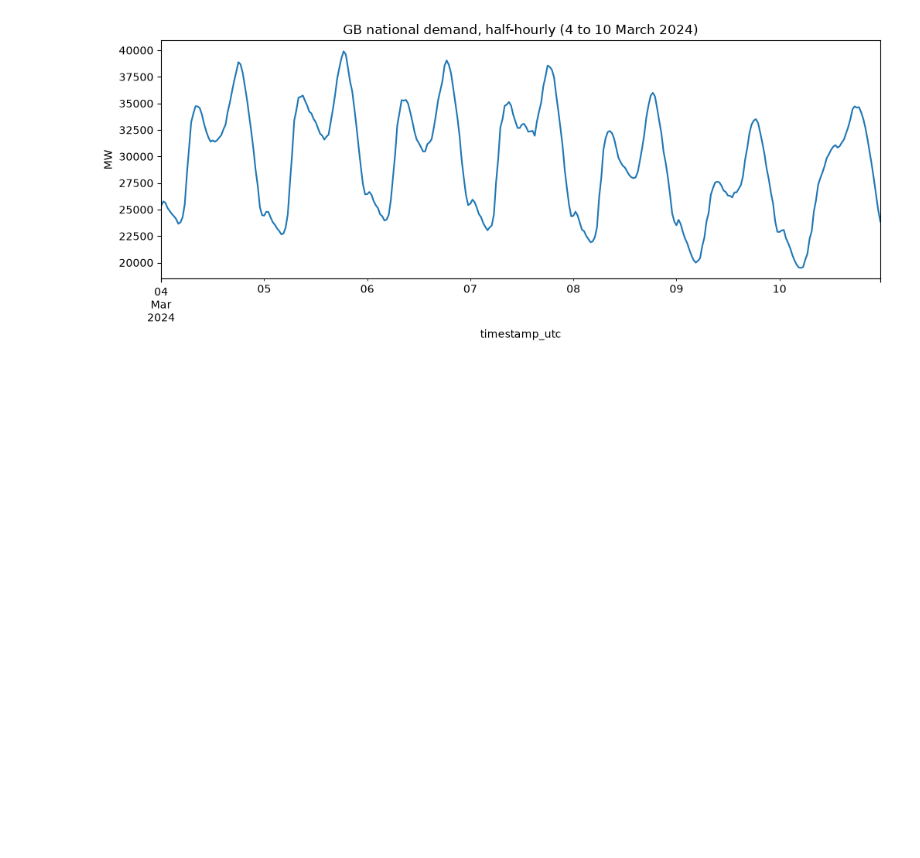
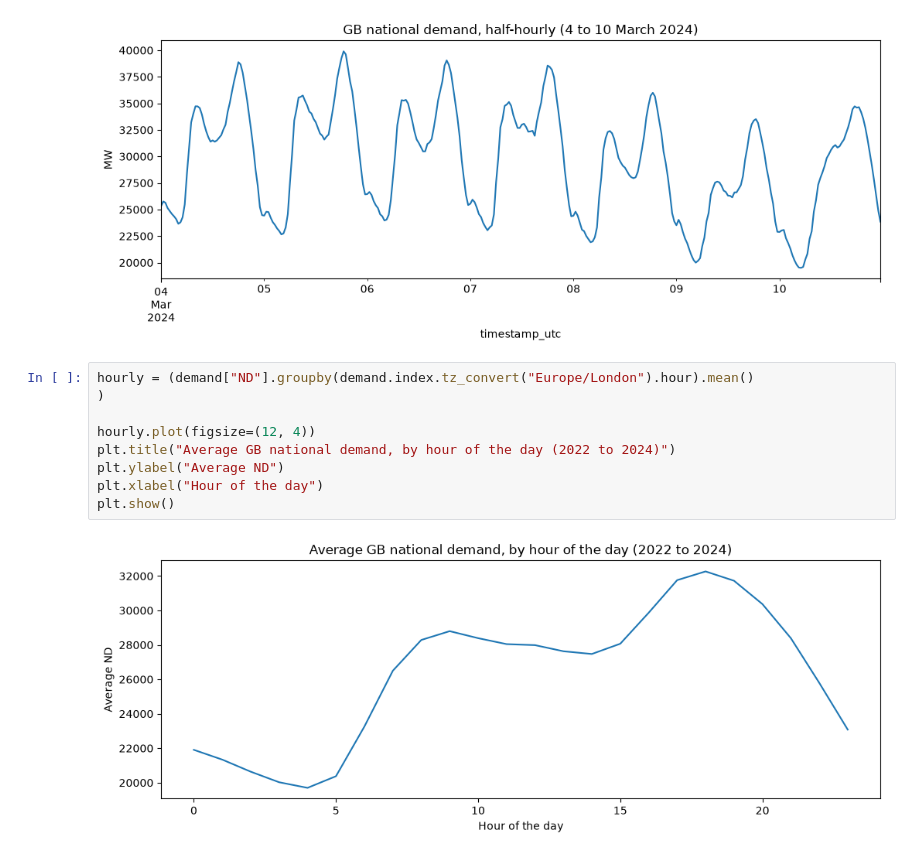
Before and after one commit to rawdan2006-ai/electricity-demand-forecast, a Jupyter notebook: notebooks/demand_forecast.ipynb, the cells around one changed output. Saved outputs shown, nothing was run; the diff lists cells and outputs as text; blank space fills up the shorter version.

Commit message:
Graph Setup

```diff
--- a/notebooks/demand_forecast.ipynb
+++ b/notebooks/demand_forecast.ipynb
@@ -142,3 +142,14 @@ plt.ylabel("MW")
 plt.show()
 # %% [output]
 [figure]
+# %%
+hourly = (demand["ND"].groupby(demand.index.tz_convert("Europe/London").hour).mean()
+)
+
+hourly.plot(figsize=(12, 4))
+plt.title("Average GB national demand, by hour of the day (2022 to 2024)")
+plt.ylabel("Average ND")
+plt.xlabel("Hour of the day")
+plt.show()
+# %% [output]
+[figure, added]
```
Also changed, not shown: parts of 2 cells of this notebook.
